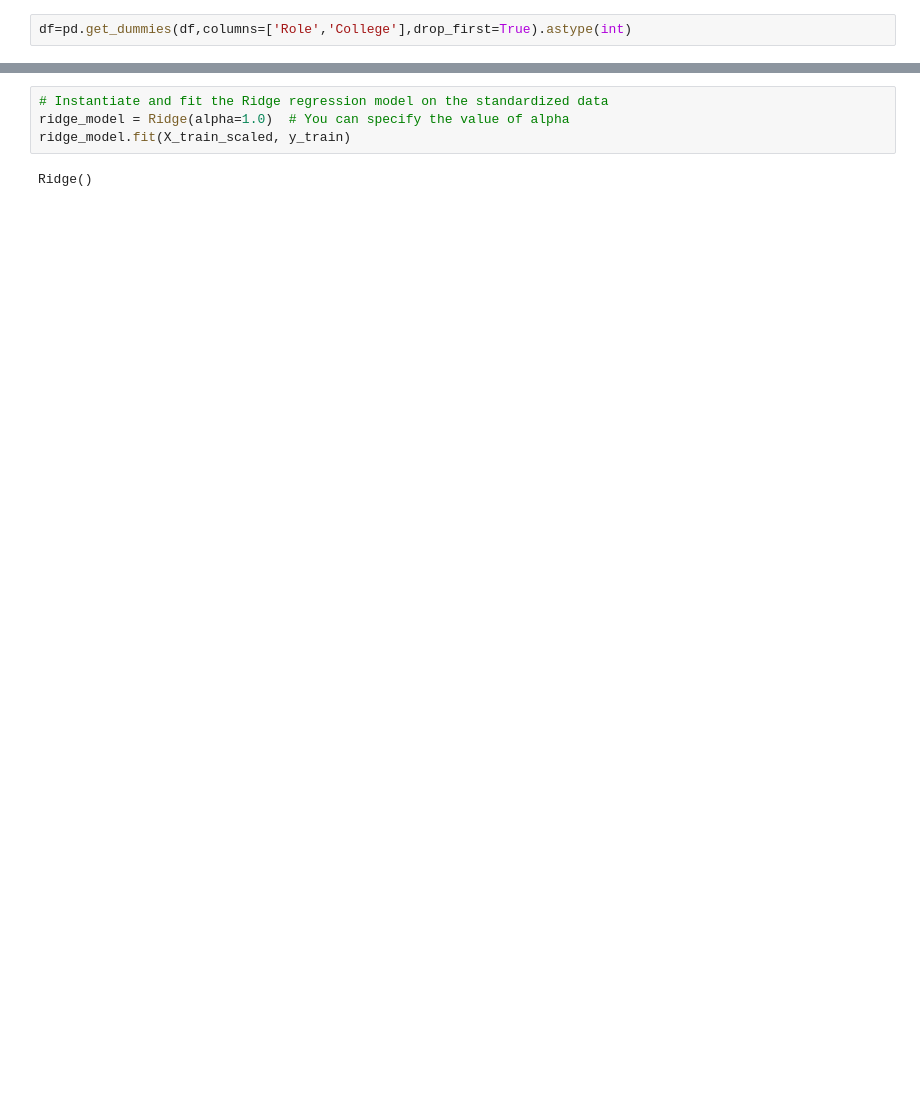
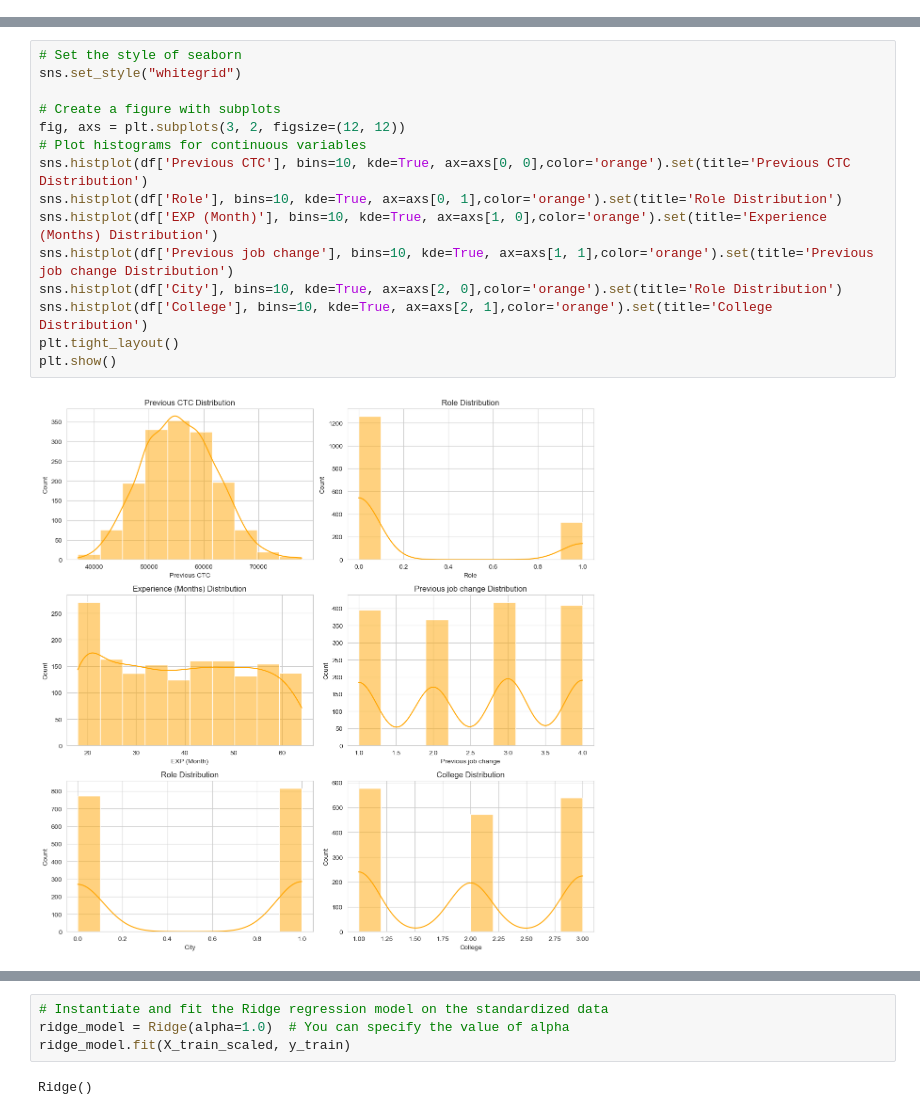
Before and after one commit to Bazy07/Salary-Prediction-Model, a Jupyter notebook: Salary Predictor.ipynb, the cells around one changed output, grey strips where cells are left out. Saved outputs shown, nothing was run; the diff lists cells and outputs as text; blank space fills up the shorter version.

```diff
--- a/Salary Predictor.ipynb
+++ b/Salary Predictor.ipynb
@@ -96,2 +169,0 @@ df.head(6)
-# %%
-df=pd.get_dummies(df,columns=['Role','College'],drop_first=True).astype(int)
@@ -191,0 +185,17 @@ The college_2 and college_3 data is highly correleated it could be the reasong o
+# %%
+# Set the style of seaborn
+sns.set_style("whitegrid")
+
+# Create a figure with subplots
+fig, axs = plt.subplots(3, 2, figsize=(12, 12))
+# Plot histograms for continuous variables
+sns.histplot(df['Previous CTC'], bins=10, kde=True, ax=axs[0, 0],color='orange').set(title='Previous CTC Distribution')
+sns.histplot(df['Role'], bins=10, kde=True, ax=axs[0, 1],color='orange').set(title='Role Distribution')
+sns.histplot(df['EXP (Month)'], bins=10, kde=True, ax=axs[1, 0],color='orange').set(title='Experience (Months) Distribution')
+sns.histplot(df['Previous job change'], bins=10, kde=True, ax=axs[1, 1],color='orange').set(title='Previous job change Distribution')
+sns.histplot(df['City'], bins=10, kde=True, ax=axs[2, 0],color='orange').set(title='Role Distribution')
+sns.histplot(df['College'], bins=10, kde=True, ax=axs[2, 1],color='orange').set(title='College Distribution')
+plt.tight_layout()
+plt.show()
+# %% [output]
+[figure, added]
```
Also changed, not shown: parts of 154 cells of this notebook, 1 other file.
